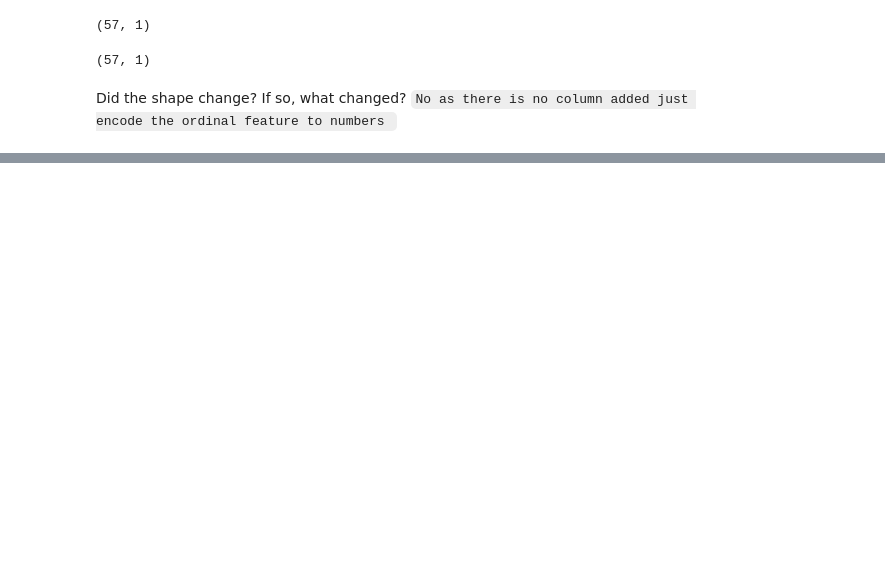
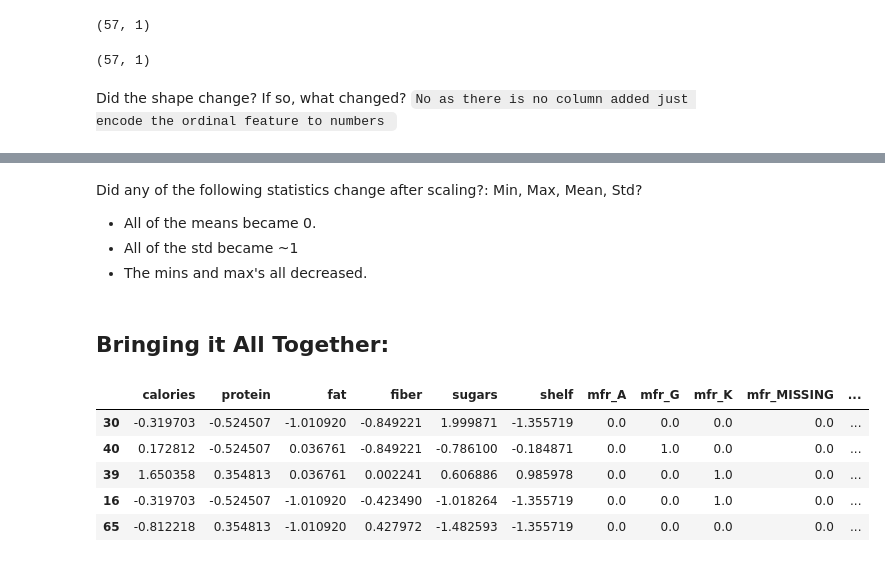
Before and after one commit to hekmat-ashqer/MLJourney2024, a Jupyter notebook: cereals Rating Prediction/cereals_Rating_Prediction.ipynb, the cells around one changed output, grey strips where cells are left out. Cells and saved outputs as stored; diff of their text form; code cells hidden in the pictures; blank space fills up the shorter version.

```diff
--- a/cereals Rating Prediction/cereals_Rating_Prediction.ipynb
+++ b/cereals Rating Prediction/cereals_Rating_Prediction.ipynb
@@ -1081,0 +1256,20 @@ Did the shape change? If so, what changed?
+# %% [markdown]
+Did any of the following statistics change after scaling?:
+Min, Max, Mean, Std?
+
+- All of the means became 0.
+- All of the std became ~1
+- The mins and max's all decreased.
+# %% [markdown]
+## Bringing it All Together:
+# %%
+# re-combine the 3 dataframes of training data
+X_train_processed = pd.concat([X_train_num_scaled,X_train_ord_scaled, X_train_cat_encoded], axis=1)
+X_train_processed.head()
+# %% [output]
+|  | calories | protein | fat | fiber | sugars | shelf | mfr_A | mfr_G | mfr_K | mfr_MISSING | ... |
+| 30 | -0.319703 | -0.524507 | -1.010920 | -0.849221 | 1.999871 | -1.355719 | 0.0 | 0.0 | 0.0 | 0.0 | ... |
+| 40 | 0.172812 | -0.524507 | 0.036761 | -0.849221 | -0.786100 | -0.184871 | 0.0 | 1.0 | 0.0 | 0.0 | ... |
+| 39 | 1.650358 | 0.354813 | 0.036761 | 0.002241 | 0.606886 | 0.985978 | 0.0 | 0.0 | 1.0 | 0.0 | ... |
+| 16 | -0.319703 | -0.524507 | -1.010920 | -0.423490 | -1.018264 | -1.355719 | 0.0 | 0.0 | 1.0 | 0.0 | ... |
+| 65 | -0.812218 | 0.354813 | -1.010920 | 0.427972 | -1.482593 | -1.355719 | 0.0 | 0.0 | 0.0 | 0.0 | ... |
```
Also changed, not shown: parts of 25 cells of this notebook.
